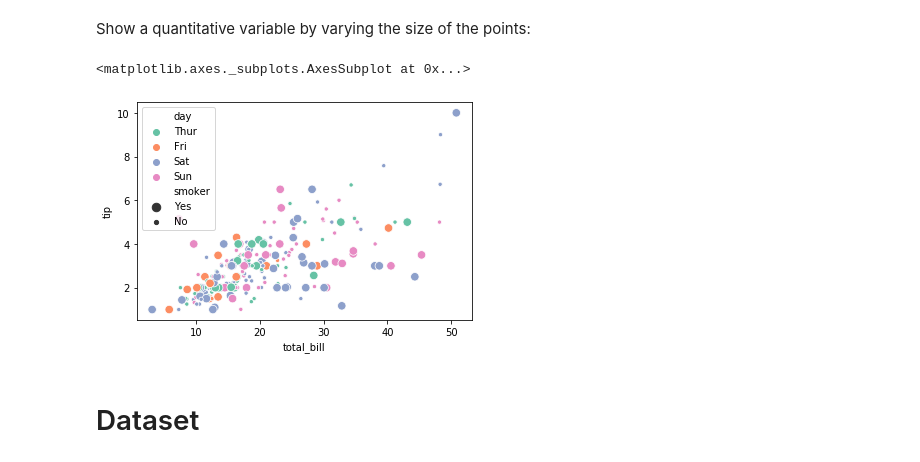
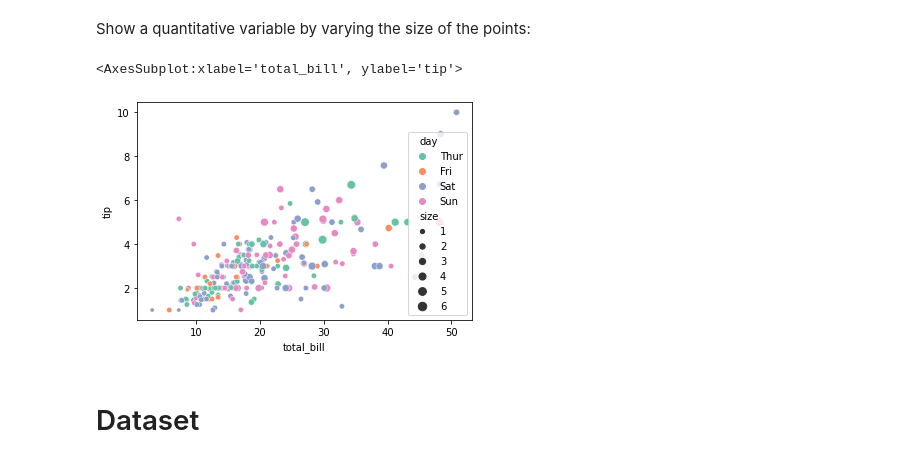
Before and after one commit to recervictory/BOSTON-AI, a Jupyter notebook: Basic Visualization/Introduction to seaborn .ipynb, the cells around one changed output. Cells and saved outputs as stored; diff of their text form; code cells hidden in the pictures.

```diff
--- a/Basic Visualization/Introduction to seaborn .ipynb
+++ b/Basic Visualization/Introduction to seaborn .ipynb
@@ -135,10 +138,10 @@ sns.scatterplot(x="total_bill", y="tip",hue="day", style="time", data=tips)
 # %% [markdown]
 Show a quantitative variable by varying the size of the points:
 # %%
-sns.scatterplot(x="total_bill", y="tip",hue="day", size="smoker",palette="Set2",data=tips)
+sns.scatterplot(x="total_bill", y="tip",hue="day", size="size",palette="Set2",data=tips)
 # %% [output]
-<matplotlib.axes._subplots.AxesSubplot at 0x...>
+<AxesSubplot:xlabel='total_bill', ylabel='tip'>
-[figure, old version]
+[figure, new version]
 # %% [markdown]
 # Dataset
 # %% [markdown]
```
Also changed, not shown: parts of 15 cells of this notebook, 14 other files.
